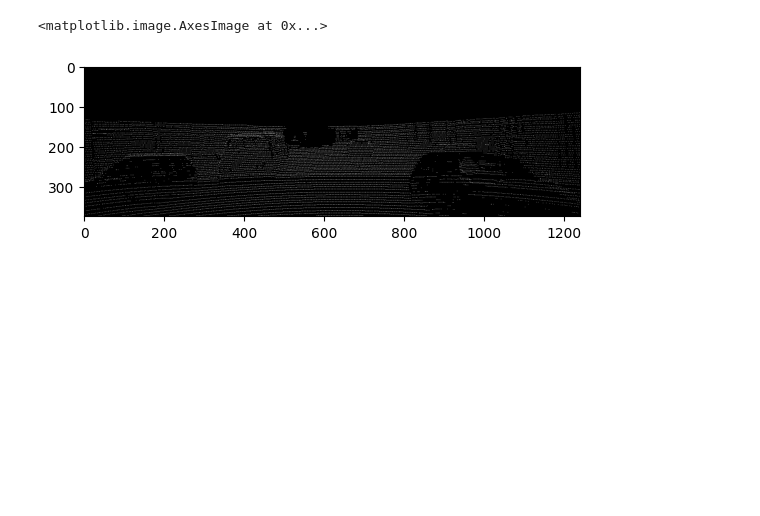
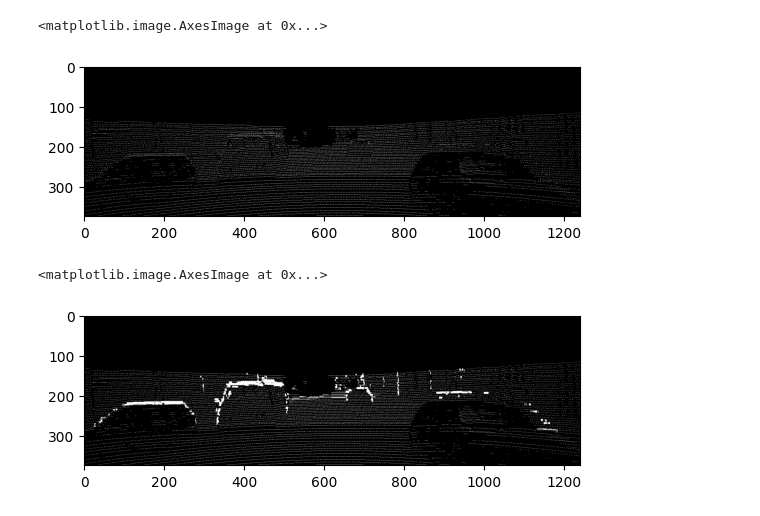
Before and after one commit to zerogyro/Occlusion_detection, a Jupyter notebook: temp.ipynb, the cells around one changed output. Drawn from its saved outputs; the diff is of its cells as text; code cells hidden in the pictures; blank space fills up the shorter version.

```diff
--- a/temp.ipynb
+++ b/temp.ipynb
@@ -22,3 +22,13 @@ plt.imshow(s_dmap, cmap='binary')
 # %% [output]
 <matplotlib.image.AxesImage at 0x...>
 [figure]
+# %%
+from kernel_sparse import general_kernel_process, vis_kernel
+keypoints_dict = general_kernel_process(s_dmap)
+new_sdmap = vis_kernel(keypoints_dict, s_dmap)
+
+new_sdmap = vis_sparse_dmap(new_sdmap)
+plt.imshow(new_sdmap, cmap='binary')
+# %% [output]
+<matplotlib.image.AxesImage at 0x...>
+[figure, added]
```
Also changed, not shown: parts of 4 cells of this notebook, 5 other files.
